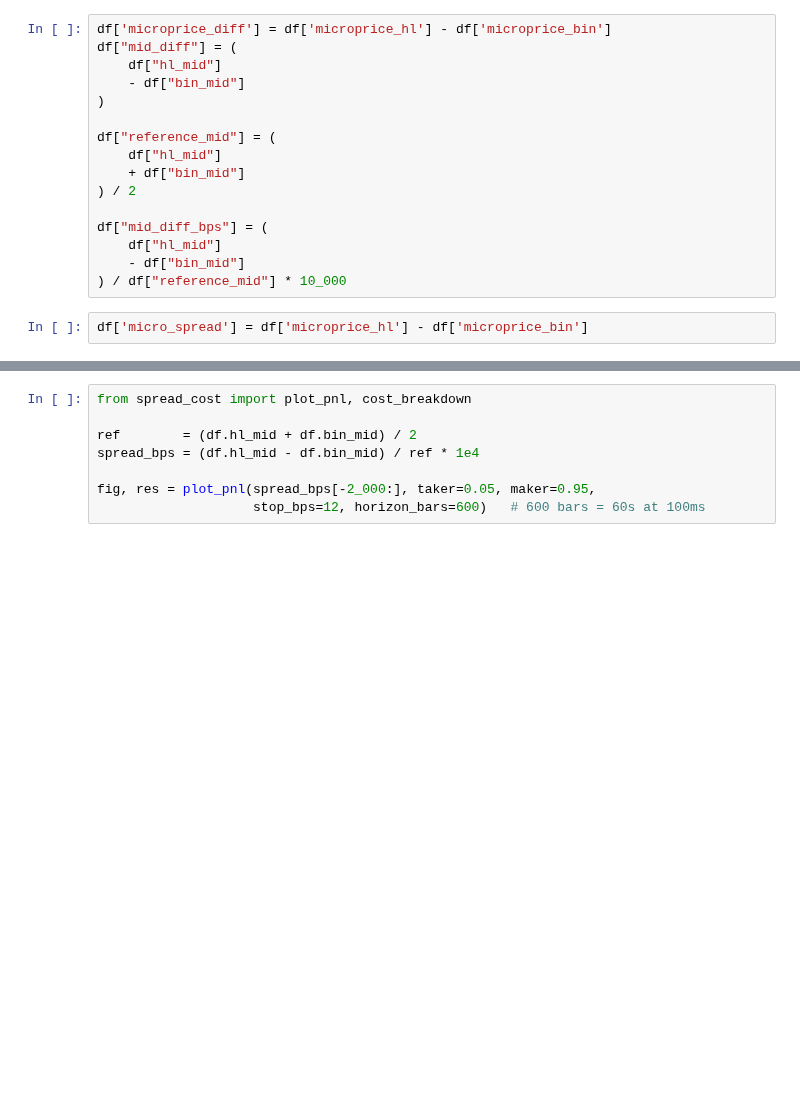
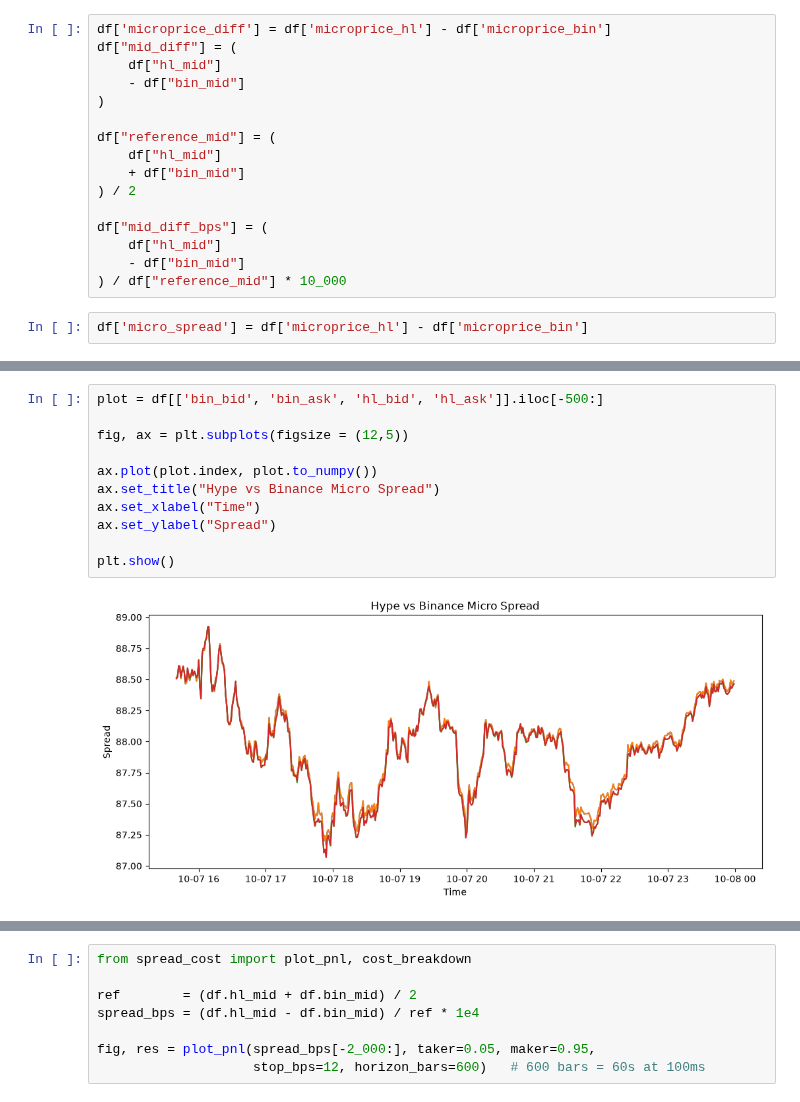
Before and after one commit to aliquid-novi/crypto_research, a Jupyter notebook: FV.ipynb, the cells around one changed output, grey strips where cells are left out. Saved outputs shown, nothing was run; the diff lists cells and outputs as text; blank space fills up the shorter version.

```diff
--- a/FV.ipynb
+++ b/FV.ipynb
@@ -89,0 +86,13 @@ df['microprice_bin'].iloc[-500:].plot()
+# %%
+plot = df[['bin_bid', 'bin_ask', 'hl_bid', 'hl_ask']].iloc[-500:]
+
+fig, ax = plt.subplots(figsize = (12,5))
+
+ax.plot(plot.index, plot.to_numpy())
+ax.set_title("Hype vs Binance Micro Spread")
+ax.set_xlabel("Time")
+ax.set_ylabel("Spread")
+
+plt.show()
+# %% [output]
+[figure, added]
```
Also changed, not shown: parts of 6 cells of this notebook, 3 other files.
